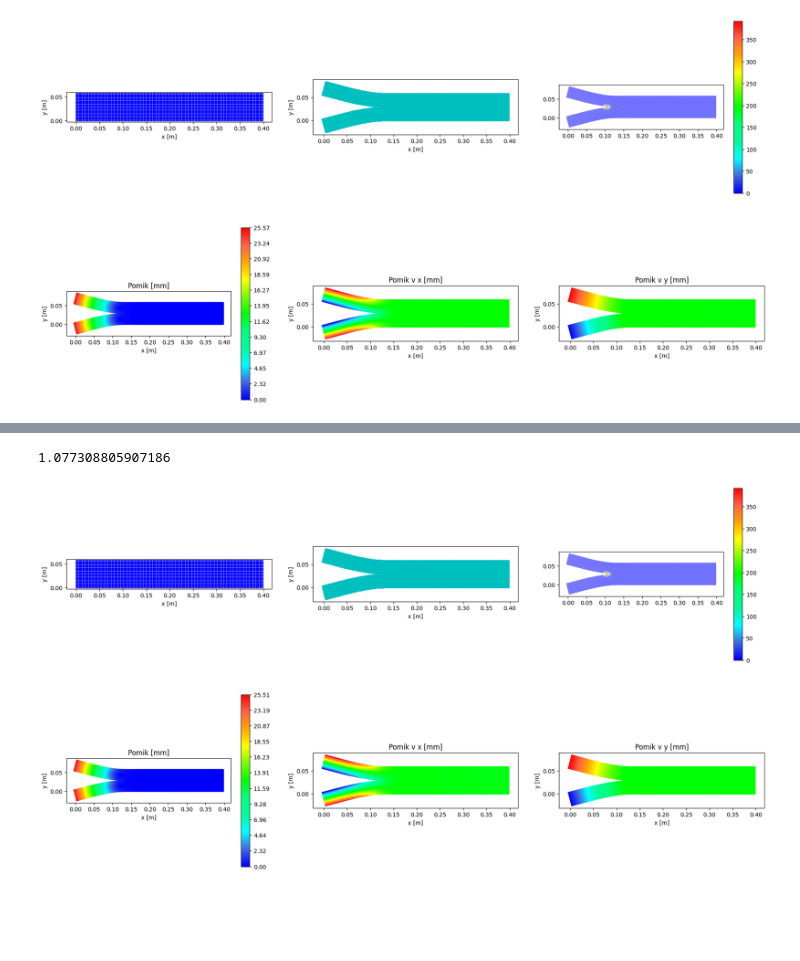
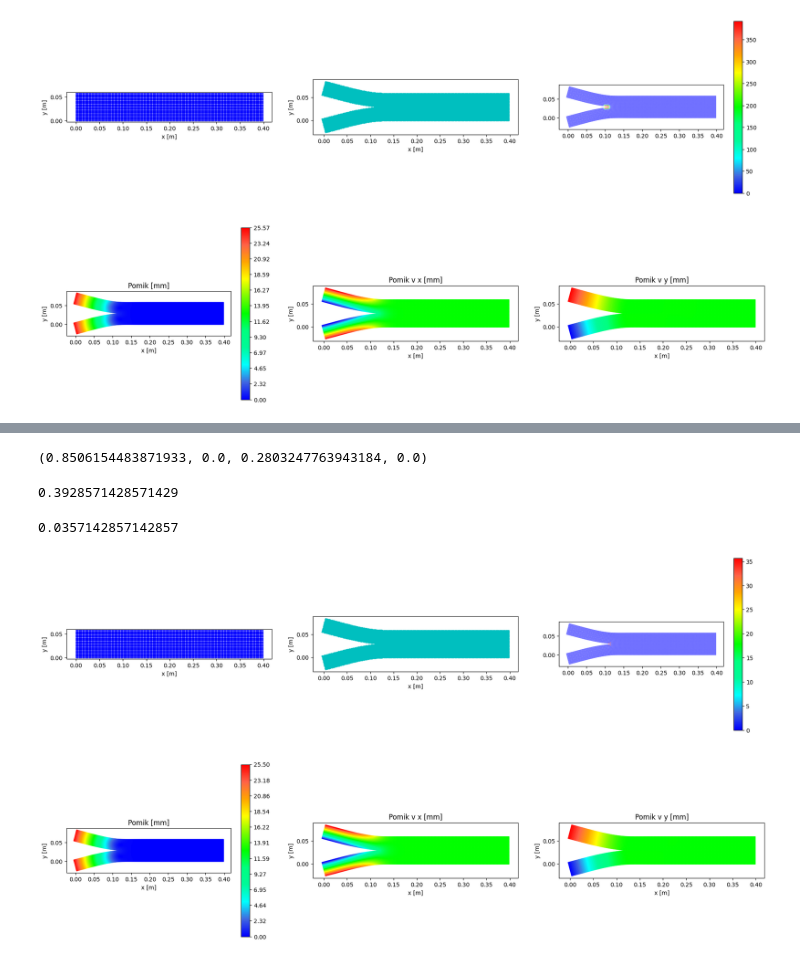
Before and after one commit to fjerenec/Verse2, a Jupyter notebook: notebooks/DCB-test.ipynb, the cells around one changed output, grey strips where cells are left out. Cells and saved outputs as stored; diff of their text form; code cells hidden in the pictures; blank space fills up the shorter version.

```diff
--- a/notebooks/DCB-test.ipynb
+++ b/notebooks/DCB-test.ipynb
@@ -392,11 +391,23 @@ Fraction of residual from previous step: 0.07730880590718603
-# %%
-0.0001585868542894886/0.00014720649587185441
-# %% [output]
-1.077308805907186
 # %%
 test_history = solver.local_history_output.history
 disp = test_history[1].state_data["displacements"]
 coordVecNew4 = coordVec + disp
+# %%
+ftdmg = test_history[2].state_data["bond_fatigue_damage_inc"]
+stdmg = test_history[2].state_data["bond_static_damage_inc"]
+ftdmg.max(),ftdmg.min(),stdmg.max(),stdmg.min()
+# %% [output]
+(0.8506154483871933, 0.0, 0.2803247763943184, 0.0)
+# %%
+point_damage2 = solver.calc_point_damage(test_history[1])
+point_damage2.max()
+# %% [output]
+0.3928571428571429
+# %%
+point_damage3 = point_damage2 - point_damage
+point_damage3.max()
+# %% [output]
+0.0357142857142857
 # %%
 s = 2
 #mycmap = matplotlib.colors.LinearSegmentedColormap.from_list("custom",["blue","royalblue","cyan","mediumspringgreen","springgreen","lime","lawngreen","yellow","orange","tomato","red"],N=11)
@@ -425,7 +436,7 @@ plt.ylabel("y [m]")
 ##Strain energy density
 ax5 = fig1.add_subplot(2,3,3)
 # sc5 = ax5.tricontourf(coordVec[:,0],coordVec[:,1],point_damage,cmap=mycmap,vmin = 0, vmax =0.5)#,c=point_SED)
-sc5 = ax5.scatter(coordVecNew4[:,0],coordVecNew4[:,1],c=point_damage*1000,s=0.1,cmap = mycmap)
+sc5 = ax5.scatter(coordVecNew4[:,0],coordVecNew4[:,1],c=point_damage3*1000,s=0.1,cmap = mycmap)
 # # ax5.set_ylim(0.015,0.025)
 ax5.set_aspect("1")
 # plt.title("SED [N/mm**2]")
@@ -452,31 +463,31 @@ plt.ylabel("y [m]")
 v= np.linspace(np.min(h),np.max(h),12,endpoint=True)
 plt.colorbar(sc,ticks=v)
 
 ##Pomiki X
 ax3 = fig1.add_subplot(2,3,5)
 ax3.set_aspect("1")
 # h1 = disp[:totint,0]*1000
 h1 = disp[:tottop,0]*1000
 vm=h1#np.max(disp[:tottop,0])
 cm1 = plt.cm.get_cmap('RdYlBu')
 sc1 = ax3.scatter(coordVecNew4[:,0],coordVecNew4[:,1],s=s,c=h1[:],cmap=mycmap)
 plt.title("Pomik v x [mm]")
 plt.xlabel("x [m]")
 plt.ylabel("y [m]")
 v1= np.linspace(np.min(h1),np.max(h1),12,endpoint=True)
 # plt.colorbar(sc1,ticks=v1)
 
 ##Pomiki Y
 ax4 = fig1.add_subplot(2,3,6)
 ax4.set_aspect("1")
 h2 = disp[:,1]*1000
 cm2 = plt.cm.get_cmap('RdYlBu')
 #sc2 = plt.scatter(coordVecNew4[:,0],coordVecNew4[:,1],s=s,c=h2[:],cmap=mycmap)
 sc2 = plt.scatter(coordVecNew4[:,0],coordVecNew4[:,1],s=s,c=h2[:],cmap=mycmap)
 plt.title("Pomik v y [mm]")
 plt.xlabel("x [m]")
 plt.ylabel("y [m]")
 v2= np.linspace(np.min(h2),np.max(h2),12,endpoint=True)
 # plt.colorbar(sc2,ticks=v2)
 # %% [output]
-[figure, old version]
+[figure, new version]
```
Also changed, not shown: parts of 2 cells of this notebook, 1 other file.
